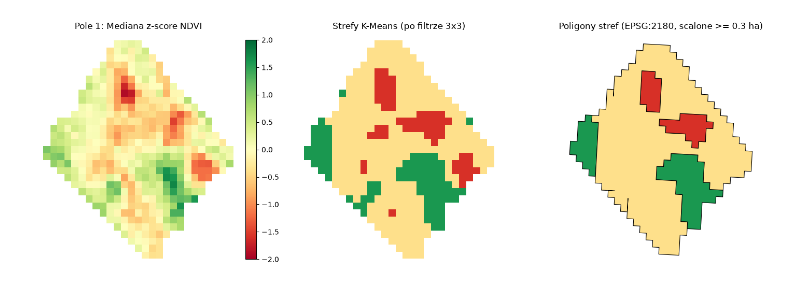
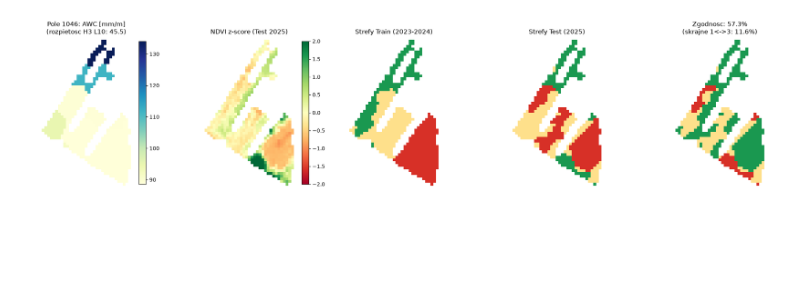
Before and after one commit to Bayer-Group/field-under-pressure-materials, a Jupyter notebook: firtilization_cluster_learning.ipynb, the cells around one changed output. Cells and saved outputs as stored; diff of their text form; code cells hidden in the pictures; blank space fills up the shorter version.

```diff
--- a/firtilization_cluster_learning.ipynb
+++ b/firtilization_cluster_learning.ipynb
@@ -87,38 +479,65 @@ zones_gdf.head()
 # %%
-if not zones_gdf.empty:
-    sample_field_id = zones_gdf["field_id"].iloc[0]
-    field_polys = zones_gdf[zones_gdf["field_id"] == sample_field_id]
+# MODUŁ 4: Porownanie przestrzenne stref Train (2023-2024) vs Test (2025) dla przykladowego pola
+pf_candidates = comparison["per_field_stability_df"]
+pf_large = pf_candidates[pf_candidates["n_pixels"] >= 200]
+candidate_ids = pf_large["field_id"].tolist() if not pf_large.empty else pf_candidates["field_id"].tolist()
 
-    ndvi_z_tif = OUT_DIR / "rasters" / f"field_{sample_field_id}_ndvi_z.tif"
-    zones_tif = OUT_DIR / "rasters" / f"field_{sample_field_id}_zones.tif"
+best_fid = candidate_ids[0]
+best_span = -1.0
+for fid in candidate_ids:
+    ag = test_eval["field_predictions"][fid].get("awc_grid")
+    if ag is None:
+        continue
+    vals = ag[np.isfinite(ag)]
+    if vals.size == 0:
+        continue
+    span = float(np.max(vals) - np.min(vals))
+    if span > best_span:
+        best_span = span
+        best_fid = fid
 
-    with rasterio.open(ndvi_z_tif) as src_z, rasterio.open(zones_tif) as src_c:
-        arr_z = src_z.read(1)
-        arr_c = src_c.read(1).astype(float)
-        arr_c[arr_c == 0] = np.nan
+tr_z, te_z, tr_ndvi, te_ndvi, awc_grid = align_field_prediction_pair(
+    train_eval["field_predictions"][best_fid],
+    test_eval["field_predictions"][best_fid],
+)
+overlap = (tr_z > 0) & (te_z > 0)
+diff_code = np.full(tr_z.shape, np.nan, dtype=float)
+abs_d = np.abs(tr_z.astype(np.int16) - te_z.astype(np.int16))
+diff_code[overlap & (abs_d == 0)] = 1.0  # identyczna strefa
+diff_code[overlap & (abs_d == 1)] = 2.0  # przesuniecie o 1 strefe
+diff_code[overlap & (abs_d >= 2)] = 3.0  # skrajna zmiana (slaba <-> mocna)
 
-    fig, axes = plt.subplots(1, 3, figsize=(15, 5))
+field_row = pf_candidates[pf_candidates["field_id"] == best_fid].iloc[0]
+tr_plot = np.where(tr_z > 0, tr_z.astype(float), np.nan)
+te_plot = np.where(te_z > 0, te_z.astype(float), np.nan)
 
-    im0 = axes[0].imshow(arr_z, cmap="RdYlGn", vmin=-2, vmax=2)
-    axes[0].set_title(f"Pole {sample_field_id}: Mediana z-score NDVI")
-    plt.colorbar(im0, ax=axes[0], fraction=0.046)
+fig, axes = plt.subplots(1, 5, figsize=(22, 4.8))
+zone_cmap = ListedColormap(["#d73027", "#fee08b", "#1a9850"])
+diff_cmap = ListedColormap(["#1a9850", "#fee08b", "#d73027"])
 
-    zone_cmap = ListedColormap(["#d73027", "#fee08b", "#1a9850"])
-    axes[1].imshow(arr_c, cmap=zone_cmap, vmin=1, vmax=3, interpolation="nearest")
-    axes[1].set_title("Strefy K-Means (po filtrze 3x3)")
+im0 = axes[0].imshow(awc_grid, cmap="YlGnBu")
+axes[0].set_title(f"Pole {best_fid}: AWC [mm/m]\n(rozpietosc H3 L10: {best_span:.1f})")
+plt.colorbar(im0, ax=axes[0], fraction=0.046)
 
-    color_map = {1: "#d73027", 2: "#fee08b", 3: "#1a9850"}
-    field_polys.plot(
-        ax=axes[2],
-        color=field_polys["zone"].map(color_map),
-        edgecolor="black",
-        linewidth=0.8,
-    )
-    axes[2].set_title("Poligony stref (EPSG:2180, scalone >= 0.3 ha)")
+im1 = axes[1].imshow(te_ndvi, cmap="RdYlGn", vmin=-2, vmax=2)
+axes[1].set_title("NDVI z-score (Test 2025)")
+plt.colorbar(im1, ax=axes[1], fraction=0.046)
 
-    for ax in axes:
-        ax.set_axis_off()
-    plt.tight_layout()
-    plt.show()
+axes[2].imshow(tr_plot, cmap=zone_cmap, vmin=1, vmax=3, interpolation="nearest")
+axes[2].set_title("Strefy Train (2023-2024)")
+
+axes[3].imshow(te_plot, cmap=zone_cmap, vmin=1, vmax=3, interpolation="nearest")
+axes[3].set_title("Strefy Test (2025)")
+
+axes[4].imshow(diff_code, cmap=diff_cmap, vmin=1, vmax=3, interpolation="nearest")
+axes[4].set_title(
+    f"Zgodnosc: {field_row['agreement_pct']:.1f}%\n"
+    f"(skrajne 1<->3: {field_row['extreme_flip_pct']:.1f}%)"
+)
+
+for ax in axes:
+    ax.set_axis_off()
+plt.tight_layout()
+plt.show()
 # %% [output]
-[figure, old version]
+[figure, new version]
```
Also changed, not shown: parts of 12 cells of this notebook, 4 other files.
